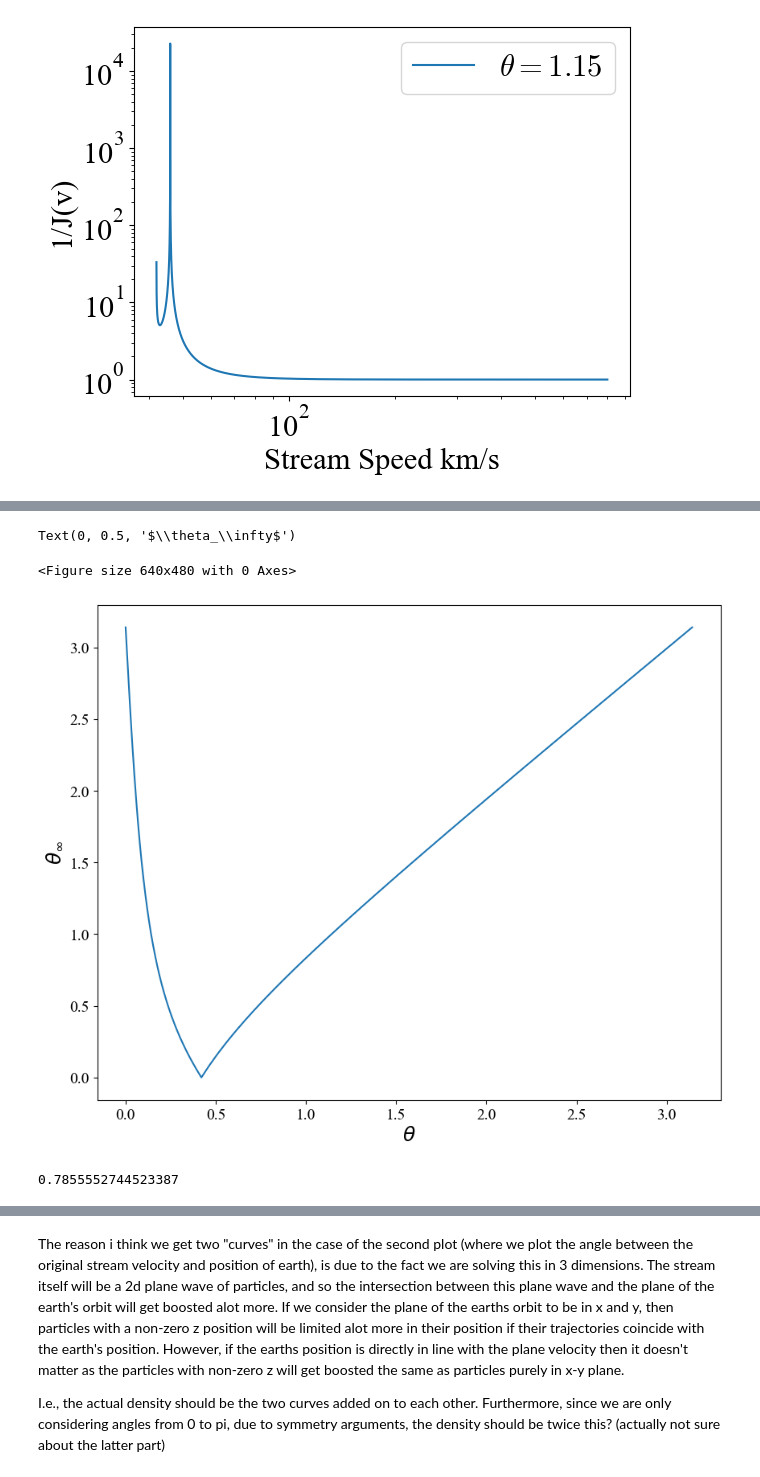
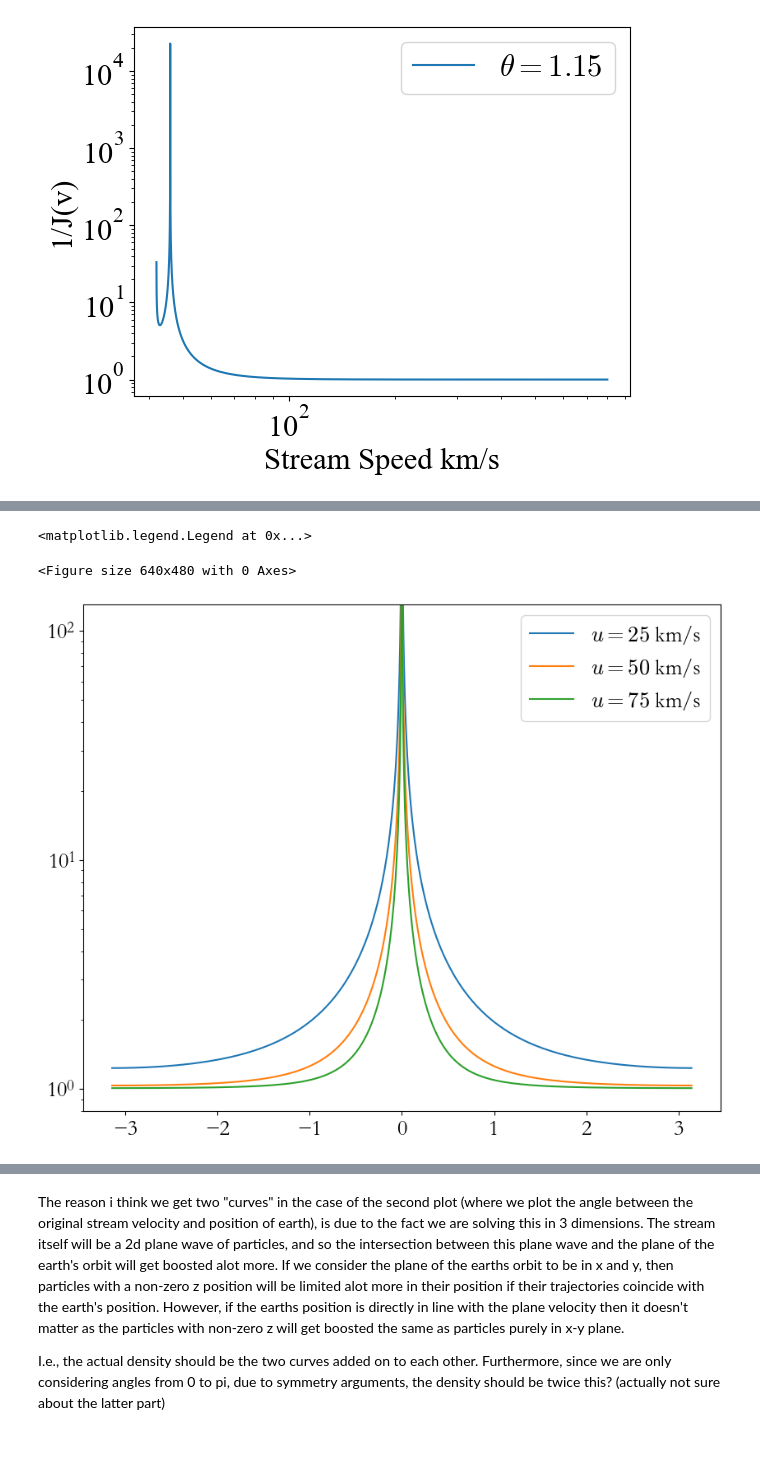
Before and after one commit to shauryagarg145/dark-matter-waves, a Jupyter notebook: jacobian.ipynb, the cells around one changed output, grey strips where cells are left out. Cells and saved outputs as stored; diff of their text form; code cells hidden in the pictures; blank space fills up the shorter version.

```diff
--- a/jacobian.ipynb
+++ b/jacobian.ipynb
@@ -196,7 +217,7 @@ def v_inf(v, theta):
 
 Phi = -grav(1)
 
-us = np.linspace(0.01, 100, 4)
+us = [0.01, 25, 50, 75]#np.linspace(0., 100, 4)
 plt.clf()
 plt.figure(figsize=(10,8))
 
@@ -237,14 +258,64 @@ plt.savefig("plots/incident_angle.png", bbox_inches ="tight", dpi=300)
-# %%
-plt.clf()
-plt.figure(figsize=(10,8))
-plt.plot(phi, ang)
-plt.xlabel("$\\theta$")
-plt.ylabel("$\\theta_\\infty$")
-# %% [output]
-Text(0, 0.5, '$\\theta_\\infty$')
-<Figure size 640x480 with 0 Axes>
-[figure, removed]
-# %%
-phi[jac.argmin()]
-# %% [output]
-0.7855552744523387
+# %%
+from scipy.optimize import minimize
+
+def jacobian_closed_form(v, Phi, theta):
+    """The derived closed-form result: |dv_infty/dv| = 1 - (Phi/D)^2."""
+    #v = np.asarray(v, dtype=float)
+    v2 = v * v #np.sum(v * v, axis = 1) #np.dot(v, v)
+    u = np.sqrt(v2 - 2*Phi)
+    vdotr = v * np.cos(theta) #np.dot(v, rhat)
+    D = u**2 + Phi - u*vdotr
+    return np.abs(1 - (Phi/D)**2)
+
+def theta_inf(theta, u, Phi):
+    v = np.sqrt(u*u + 2 * Phi)
+    numer = v * np.sin(theta) * (u - v * np.cos(theta))
+    denom = u * v * np.cos(theta) - (v*np.cos(theta))**2 + Phi
+    tan = numer/denom
+
+    angle = np.arctan(tan)
+    if angle < 0:
+        angle = np.pi + angle
+
+    return angle
+
+def func(theta, u, Phi, thetainf):
+    return np.abs(theta_inf(theta, u, Phi) - thetainf)
+
+plt.clf()
+plt.figure(figsize=(10, 8))
+
+phi = np.linspace(0, np.pi - 1, 100)[:-1]
+phi = np.logspace(-3, np.log10(np.pi), 200)
+
+Phi = -grav()
+
+c = ["tab:blue", "tab:orange", "tab:green"]
+i = 0
+for spd in [25, 50, 75]:
+    spd_loc = np.sqrt(2*Phi + spd*spd)
+
+    #phi = [0.05235987755982974]
+    #phi = [np.pi/2]
+
+    dens = []
+    for p in phi:
+        ang1 = minimize(func, x0 = np.arccos(spd/spd_loc), bounds = [(np.arccos(spd/spd_loc), np.pi)], args=(spd, -grav(), p)).x[0]
+        ang2 = minimize(func, x0 = 0, bounds = [(0,np.arccos(spd/spd_loc))], args=(spd, -grav(), np.pi - p)).x[0]
+
+        assert func(ang1, spd, Phi, p) < 1e-7
+        assert func(ang2, spd, Phi, np.pi - p) < 1e-7
+
+        den = 1 / jacobian_closed_form(spd_loc, Phi, ang1) + 1 / jacobian_closed_form(spd_loc, Phi, ang2)
+        dens.append(den)
+
+    plt.semilogy(phi[1:], dens[1:], c = c[i], label = f"$u = {spd}$ km/s")
+    plt.semilogy(-phi[1:][::-1], dens[1:][::-1], c = c[i])
+    i+=1
+
+plt.ylim((0.8, 130))
+plt.legend()
+# %% [output]
+<matplotlib.legend.Legend at 0x...>
+<Figure size 640x480 with 0 Axes>
+[figure, added]
```
Also changed, not shown: parts of 8 cells of this notebook, 2 other files.
